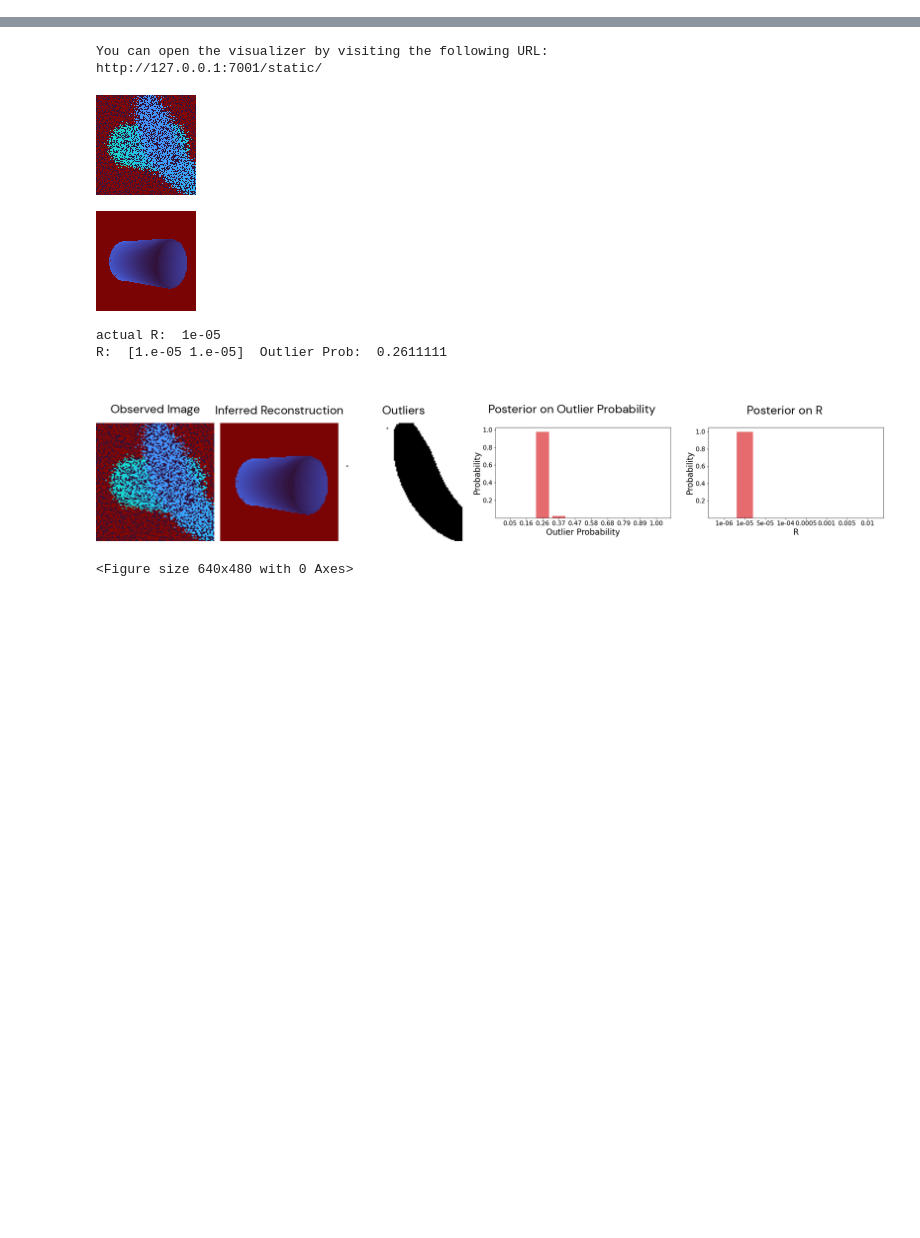
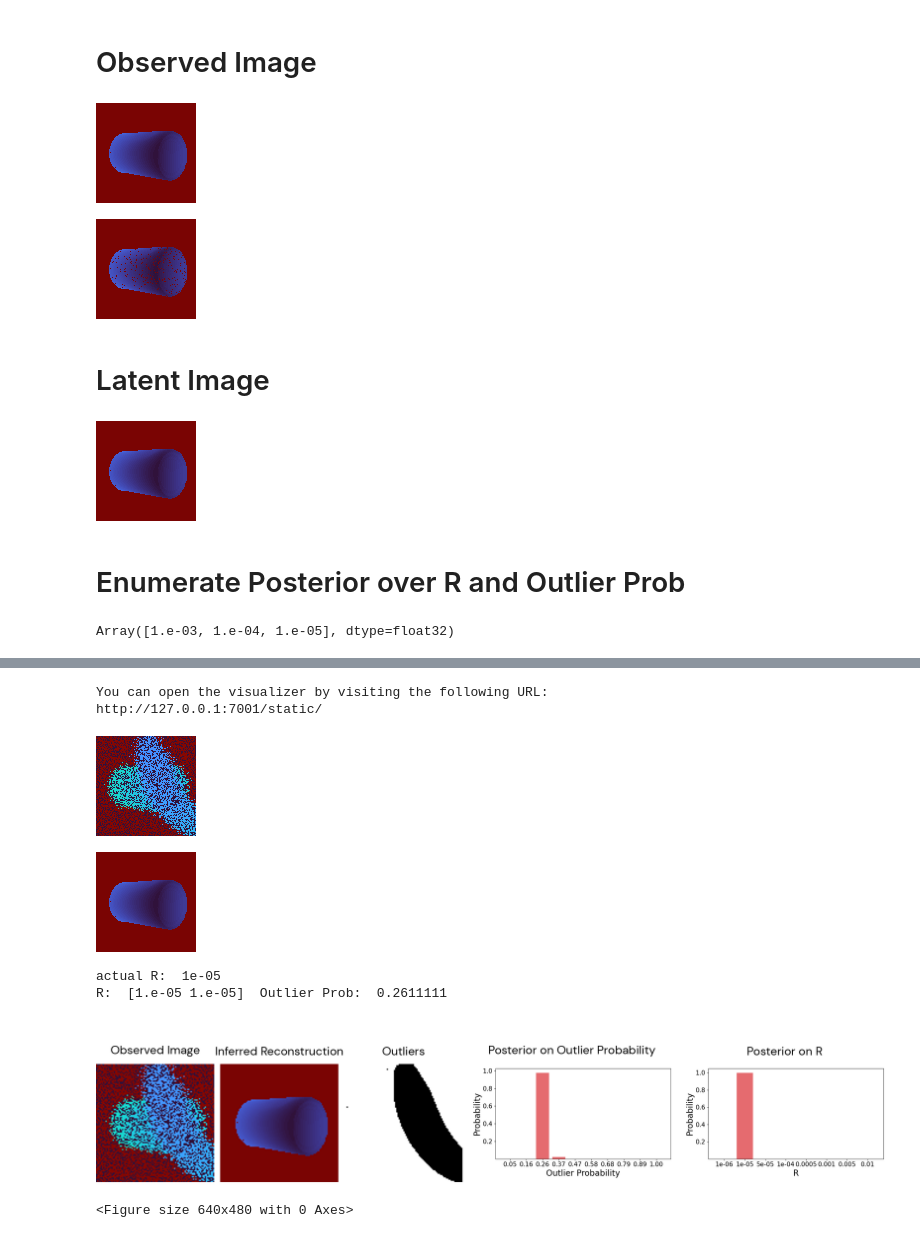
Before and after one commit to probcomp/bayes3d, a Jupyter notebook: experiments/p_outlier_posterior/r_per_object.ipynb, the cells around one changed output, grey strips where cells are left out. Drawn from its saved outputs; the diff is of its cells as text; code cells hidden in the pictures; blank space fills up the shorter version.

```diff
--- a/experiments/p_outlier_posterior/r_per_object.ipynb
+++ b/experiments/p_outlier_posterior/r_per_object.ipynb
@@ -31,0 +45,44 @@ Increasing frame buffer size to (width, height, depth) = (128, 128, 1024)
+# %% [markdown]
+# Observed Image
+# %%
+ground_truth_object_id = 3
+object_pose = j.distributions.gaussian_vmf_sample(
+    jax.random.PRNGKey(2),
+    j.t3d.transform_from_pos(
+        jnp.array([0.0, 0.0, 0.3])
+    ),
+    0.001, 0.1
+)
+d = renderer.render_multiobject(
+    jnp.array([object_pose]),
+    [ground_truth_object_id]
+)[:,:,2]
+
+d = j.t3d.unproject_depth(d, intrinsics)
+j.get_depth_image(d[:,:,2])
+# %% [output]
+[figure, added]
+# %%
+point_cloud = d.reshape(-1,3)
+point_cloud = point_cloud[point_cloud[:,2]<intrinsics.far,:]
+# %%
+GT_R = 0.0000001
+
+noise = jax.vmap(
+    lambda key: jax.random.multivariate_normal(
+        key, jnp.zeros(3), jnp.eye(3) * GT_R
+    )
+)(
+    jax.random.split(jax.random.PRNGKey(2), point_cloud.shape[0])
+)
+point_cloud_noisy = noise + point_cloud
+# point_cloud_noisy = point_cloud
+# observed_image = point_cloud_noisy.reshape(original_observed_image.shape)
+# observed_depth = j.render_point_cloud(point_cloud_noisy, intrinsics)[:,:,2]
+# observed_depth = observed_depth.at[observed_depth < intrinsics.near].set(intrinsics.far)
+# observed_image = j.t3d.unproject_depth_jit(observed_depth, intrinsics)
+observed_image = j.t3d.unproject_depth(j.render_point_cloud(point_cloud_noisy, intrinsics)[:,:,2],intrinsics)
+observed_image_viz = j.get_depth_image(observed_image[:,:,2])
+observed_image_viz
+# %% [output]
+[figure, added]
@@ -31,0 +92,15 @@ Increasing frame buffer size to (width, height, depth) = (128, 128, 1024)
+# %% [markdown]
+# Latent Image
+# %%
+reconstruction = renderer.render_multiobject(
+    jnp.array([object_pose]),
+    [ground_truth_object_id]
+)
+reconstruction_seg = reconstruction[:,:,-1]
+reconstruction = j.t3d.unproject_depth(reconstruction[:,:,2], intrinsics)
+rendered_image_viz = j.get_depth_image(reconstruction[:,:,2])
+rendered_image_viz
+# %% [output]
+[figure, added]
+# %% [markdown]
+# Enumerate Posterior over R and Outlier Prob
@@ -31,0 +112,4 @@ Increasing frame buffer size to (width, height, depth) = (128, 128, 1024)
+# %%
+POTENTIAL_R[:,1]
+# %% [output]
+Array([1.e-03, 1.e-04, 1.e-05], dtype=float32)
```
Also changed, not shown: parts of 11 cells of this notebook, 4 other files.
